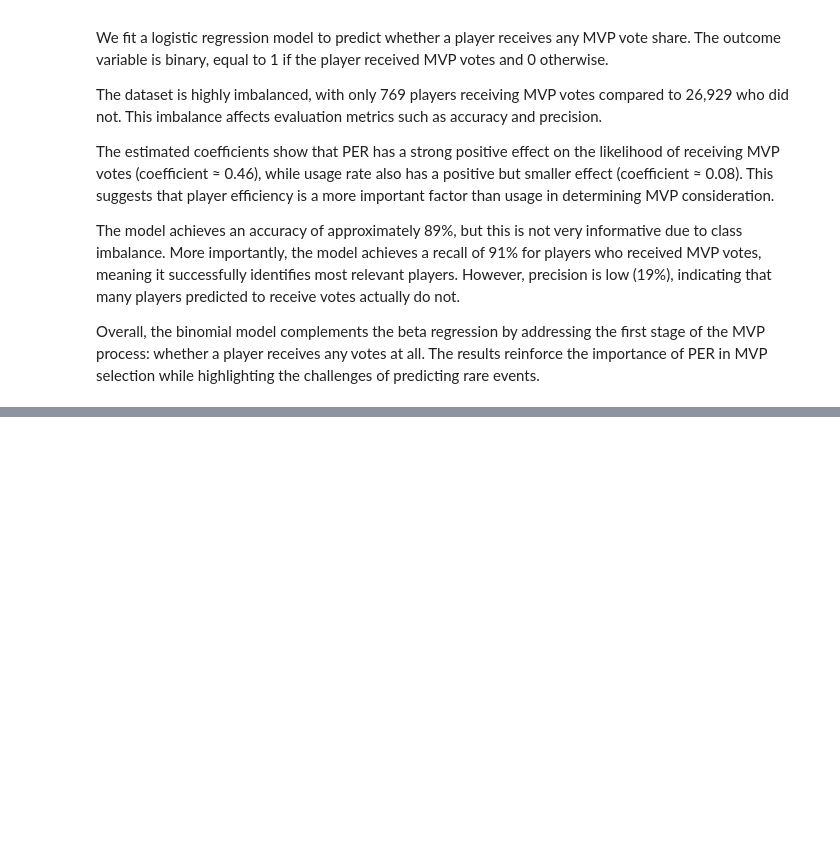
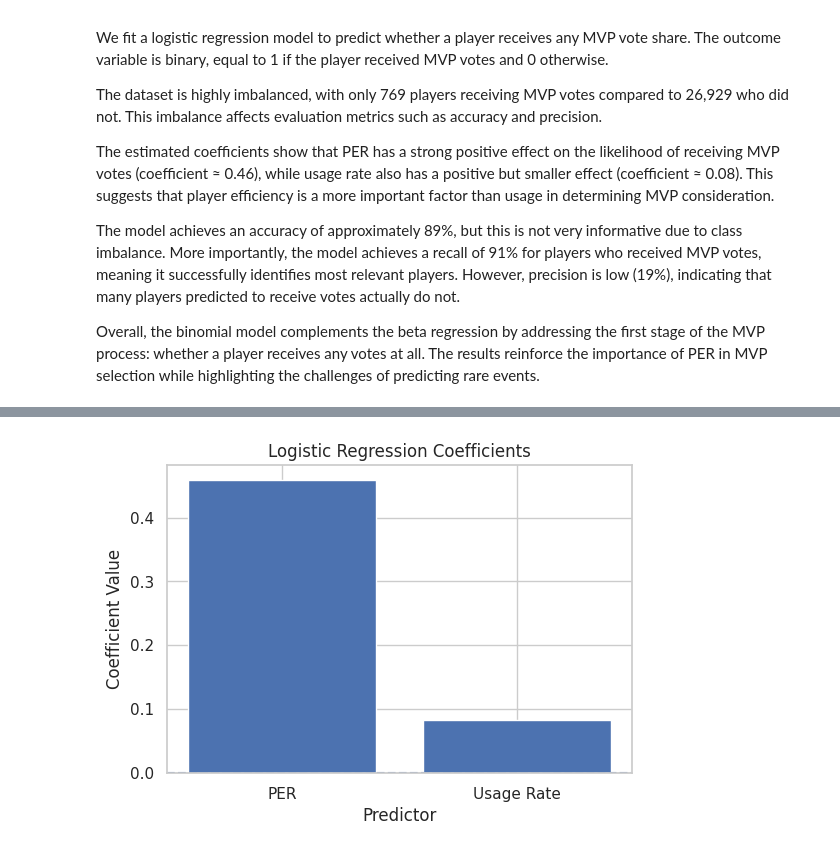
Before and after one commit to tsong28/nba-mvp-analysis, a Jupyter notebook: analysis.ipynb, the cells around one changed output, grey strips where cells are left out. Saved outputs shown, nothing was run; the diff lists cells and outputs as text; code cells hidden in the pictures; blank space fills up the shorter version.

```diff
--- a/analysis.ipynb
+++ b/analysis.ipynb
@@ -411,0 +430,14 @@ Overall, the binomial model complements the beta regression by addressing the fi
+# %%
+# Plot logistic regression coefficients
+coef_names = ["PER", "Usage Rate"]
+coef_values = binomial_model.coef_[0]
+
+plt.figure(figsize=(6, 4))
+plt.bar(coef_names, coef_values)
+plt.axhline(0, linestyle="--")
+plt.title("Logistic Regression Coefficients")
+plt.ylabel("Coefficient Value")
+plt.xlabel("Predictor")
+plt.show()
+# %% [output]
+[figure, added]
```
Also changed, not shown: parts of 3 cells of this notebook.
